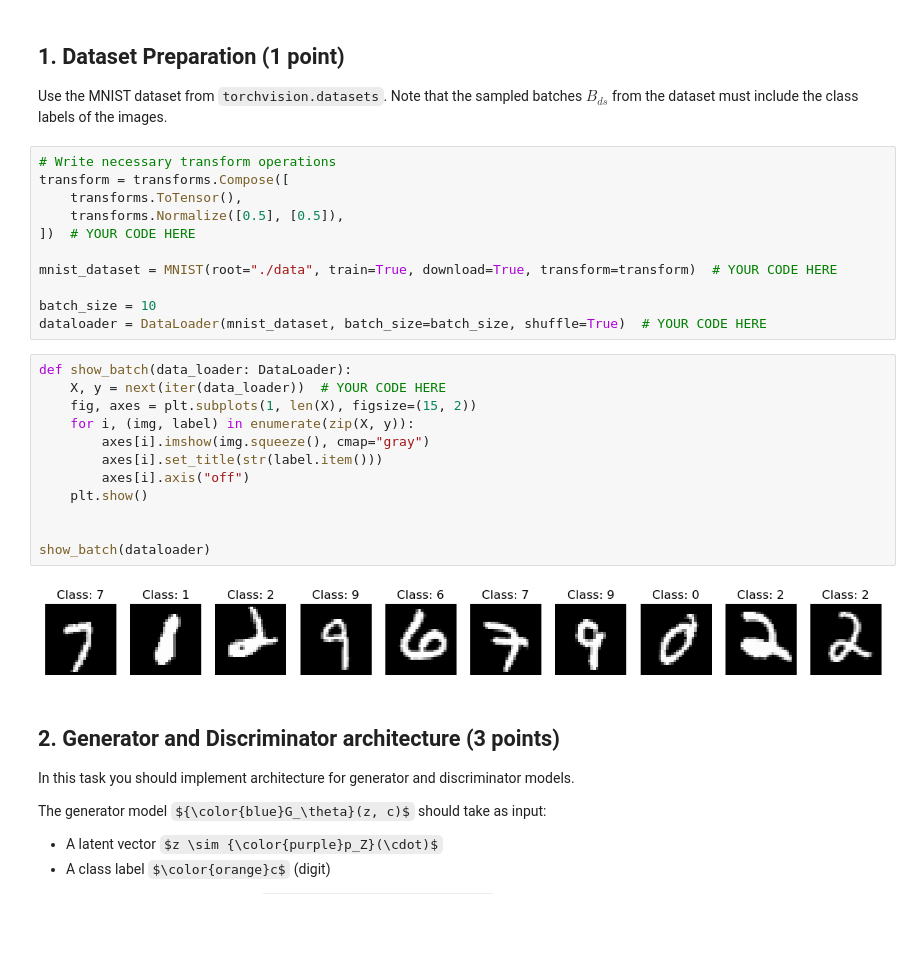
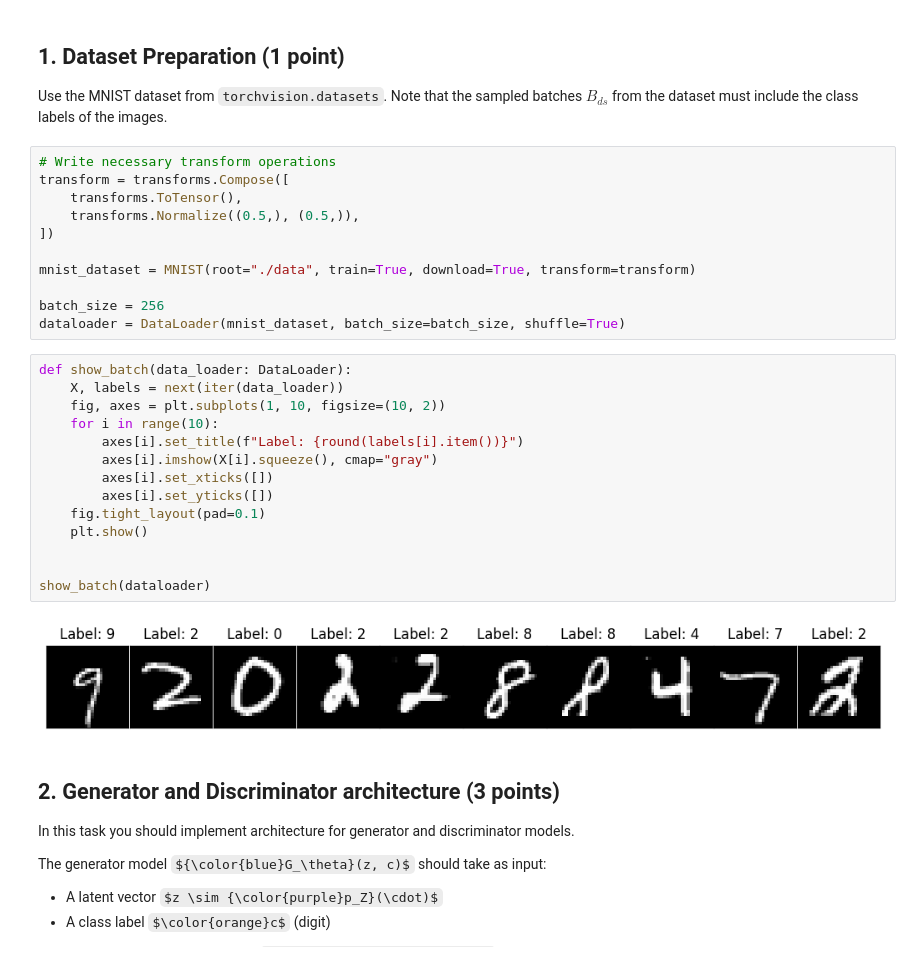
Before and after one commit to Alphonsce/gen_ai_course_2026, a Jupyter notebook: 3_CondGANs.ipynb, the cells around one changed output. Cells and saved outputs as stored; diff of their text form; some formulas as TeX source; blank space fills up the shorter version.

```diff
--- a/3_CondGANs.ipynb
+++ b/3_CondGANs.ipynb
@@ -78,27 +78,29 @@ Use the MNIST dataset from `torchvision.datasets`. Note that the sampled batches
 # Write necessary transform operations
 transform = transforms.Compose([
     transforms.ToTensor(),
-    transforms.Normalize([0.5], [0.5]),
-])  # YOUR CODE HERE
+    transforms.Normalize((0.5,), (0.5,)),
+])
 
-mnist_dataset = MNIST(root="./data", train=True, download=True, transform=transform)  # YOUR CODE HERE
+mnist_dataset = MNIST(root="./data", train=True, download=True, transform=transform)
 
-batch_size = 10
-dataloader = DataLoader(mnist_dataset, batch_size=batch_size, shuffle=True)  # YOUR CODE HERE
+batch_size = 256
+dataloader = DataLoader(mnist_dataset, batch_size=batch_size, shuffle=True)
 # %%
 def show_batch(data_loader: DataLoader):
-    X, y = next(iter(data_loader))  # YOUR CODE HERE
-    fig, axes = plt.subplots(1, len(X), figsize=(15, 2))
-    for i, (img, label) in enumerate(zip(X, y)):
-        axes[i].imshow(img.squeeze(), cmap="gray")
-        axes[i].set_title(str(label.item()))
-        axes[i].axis("off")
+    X, labels = next(iter(data_loader))
+    fig, axes = plt.subplots(1, 10, figsize=(10, 2))
+    for i in range(10):
+        axes[i].set_title(f"Label: {round(labels[i].item())}")
+        axes[i].imshow(X[i].squeeze(), cmap="gray")
+        axes[i].set_xticks([])
+        axes[i].set_yticks([])
+    fig.tight_layout(pad=0.1)
     plt.show()
 
 
 show_batch(dataloader)
 # %% [output]
-[figure, old version]
+[figure, new version]
 # %% [markdown]
 ## 2. Generator and Discriminator architecture (3 points)
 
```
Also changed, not shown: parts of 25 cells of this notebook, 1 other file.
